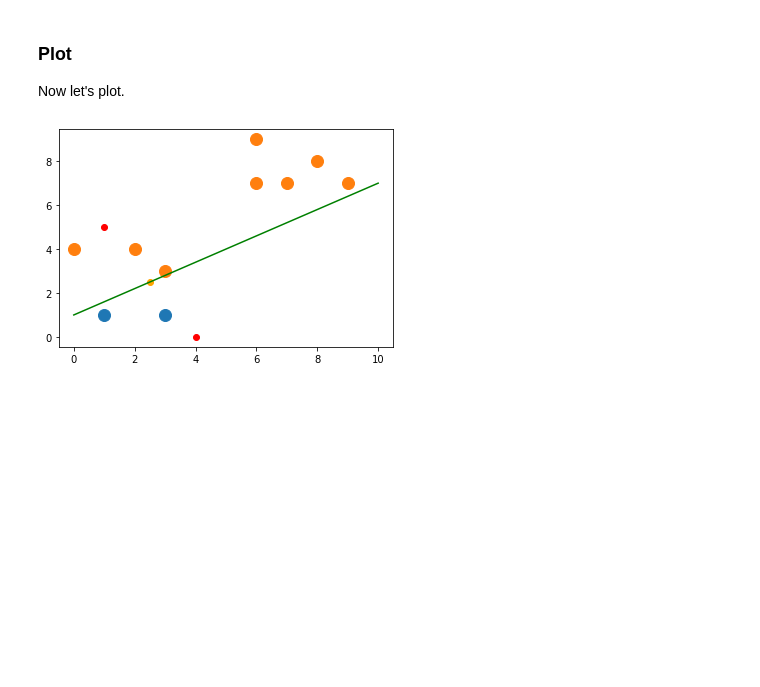
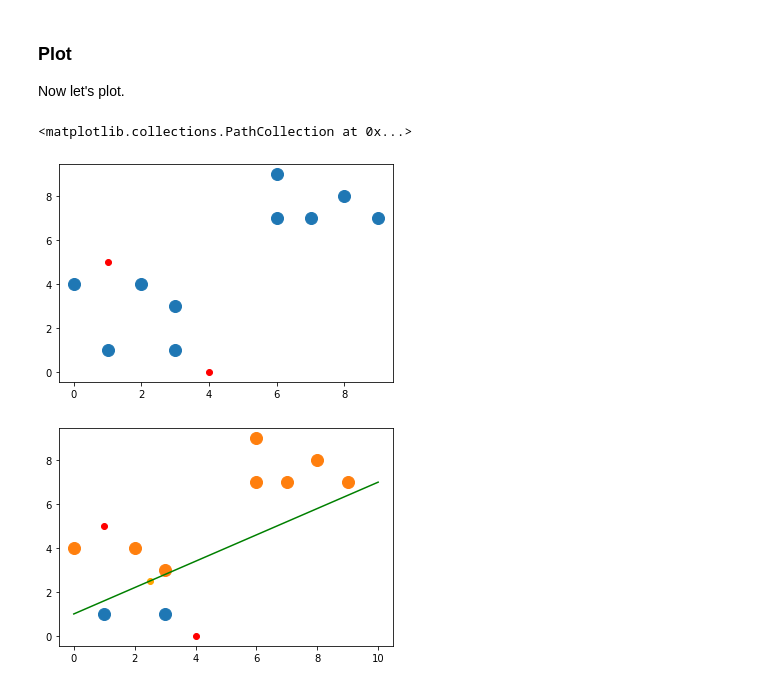
Before and after one commit to changsin/AI, a Jupyter notebook: 08.9.k_means_clustering_from_scratch.ipynb, the cells around one changed output. Drawn from its saved outputs; the diff is of its cells as text; code cells hidden in the pictures; blank space fills up the shorter version.

```diff
--- a/08.9.k_means_clustering_from_scratch.ipynb
+++ b/08.9.k_means_clustering_from_scratch.ipynb
@@ -188,3 +242,17 @@ array([[4, 0],
+# %%
+data = np.array([[3, 3],
+       [2, 4],
+       [3, 1],
+       [1, 1],
+       [0, 4],
+       [8, 8],
+       [9, 7],
+       [6, 9],
+       [6, 7],
+       [7, 7]])
+# %%
+centroids = np.array([[4, 0],
+       [1, 5]])
 # %%
 clusters, m, b = cluster_with_centroids(data, centroids)
 # %% [output]
@@ -211,6 +279,12 @@ def plot_data(data, ax=None, label='+'):
   ax.plot(data[:, 0], data[:, 1], marker='o', linestyle='', ms=12, label=label)
 
   return ax
+# %%
+ax1 = plot_data(data)
+ax1.scatter(centroids[:, 0], centroids[:, 1], color='red')
+# %% [output]
+<matplotlib.collections.PathCollection at 0x...>
+[figure, added]
 # %%
 def plot_clusters_with_line(clusters, centroids, x1, m, b):
   fig, ax = plt.subplots()
```
Also changed, not shown: parts of 11 cells of this notebook.
